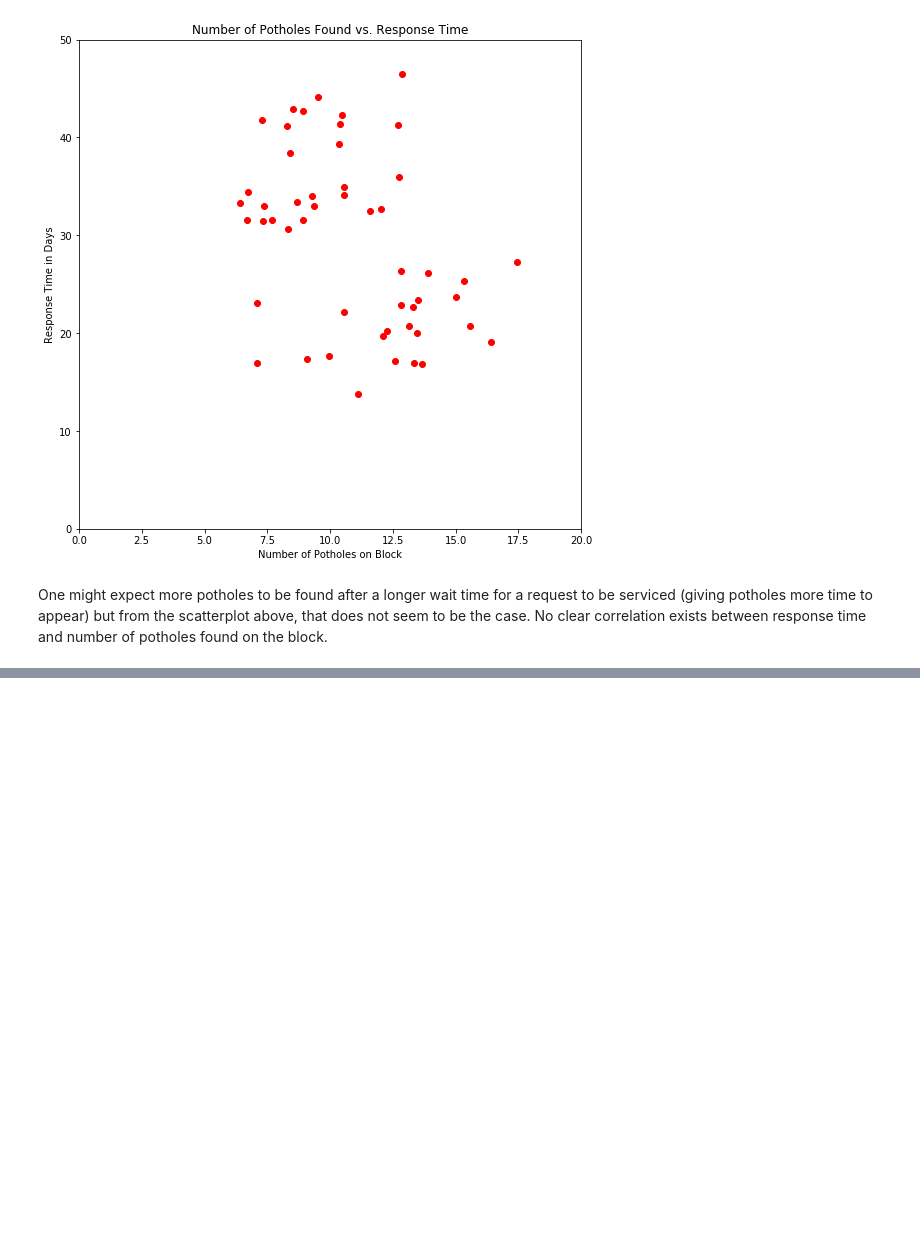
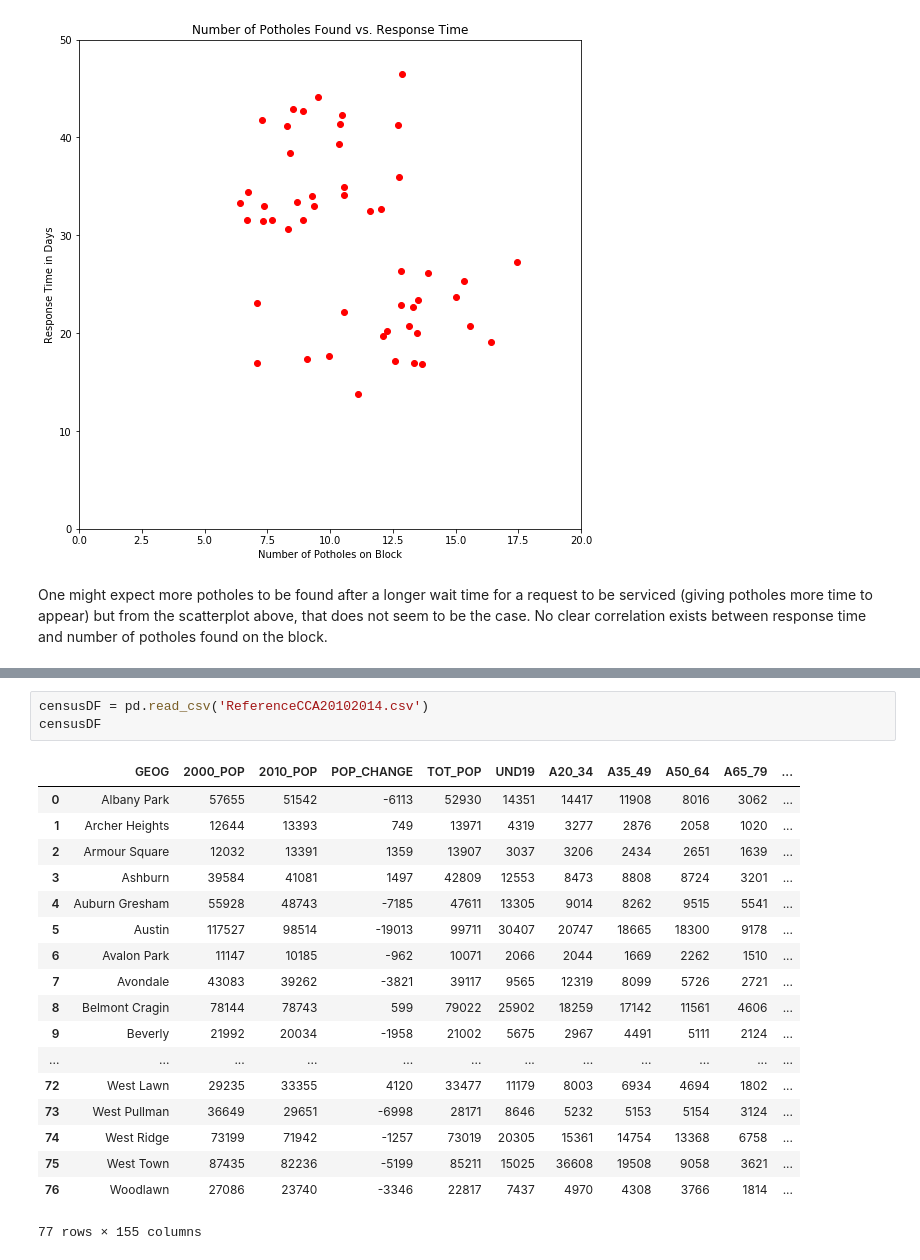
Before and after one commit to mdhanna/Chicago_Pothole_Analysis, a Jupyter notebook: Capstone1_Chicago_Pothole_Analysis.ipynb, the cells around one changed output, grey strips where cells are left out. Drawn from its saved outputs; the diff is of its cells as text; blank space fills up the shorter version.

```diff
--- a/Capstone1_Chicago_Pothole_Analysis.ipynb
+++ b/Capstone1_Chicago_Pothole_Analysis.ipynb
@@ -448,0 +434,22 @@ One might expect more potholes to be found after a longer wait time for a reques
+# %%
+censusDF = pd.read_csv('ReferenceCCA20102014.csv')
+censusDF
+# %% [output]
+|  | GEOG | 2000_POP | 2010_POP | POP_CHANGE | TOT_POP | UND19 | A20_34 | A35_49 | A50_64 | A65_79 | ... |
+| 0 | Albany Park | 57655 | 51542 | -6113 | 52930 | 14351 | 14417 | 11908 | 8016 | 3062 | ... |
+| 1 | Archer Heights | 12644 | 13393 | 749 | 13971 | 4319 | 3277 | 2876 | 2058 | 1020 | ... |
+| 2 | Armour Square | 12032 | 13391 | 1359 | 13907 | 3037 | 3206 | 2434 | 2651 | 1639 | ... |
+| 3 | Ashburn | 39584 | 41081 | 1497 | 42809 | 12553 | 8473 | 8808 | 8724 | 3201 | ... |
+| 4 | Auburn Gresham | 55928 | 48743 | -7185 | 47611 | 13305 | 9014 | 8262 | 9515 | 5541 | ... |
+| 5 | Austin | 117527 | 98514 | -19013 | 99711 | 30407 | 20747 | 18665 | 18300 | 9178 | ... |
+| 6 | Avalon Park | 11147 | 10185 | -962 | 10071 | 2066 | 2044 | 1669 | 2262 | 1510 | ... |
+| 7 | Avondale | 43083 | 39262 | -3821 | 39117 | 9565 | 12319 | 8099 | 5726 | 2721 | ... |
+| 8 | Belmont Cragin | 78144 | 78743 | 599 | 79022 | 25902 | 18259 | 17142 | 11561 | 4606 | ... |
+| 9 | Beverly | 21992 | 20034 | -1958 | 21002 | 5675 | 2967 | 4491 | 5111 | 2124 | ... |
+| ... | ... | ... | ... | ... | ... | ... | ... | ... | ... | ... | ... |
+| 72 | West Lawn | 29235 | 33355 | 4120 | 33477 | 11179 | 8003 | 6934 | 4694 | 1802 | ... |
+| 73 | West Pullman | 36649 | 29651 | -6998 | 28171 | 8646 | 5232 | 5153 | 5154 | 3124 | ... |
+| 74 | West Ridge | 73199 | 71942 | -1257 | 73019 | 20305 | 15361 | 14754 | 13368 | 6758 | ... |
+| 75 | West Town | 87435 | 82236 | -5199 | 85211 | 15025 | 36608 | 19508 | 9058 | 3621 | ... |
+| 76 | Woodlawn | 27086 | 23740 | -3346 | 22817 | 7437 | 4970 | 4308 | 3766 | 1814 | ... |
+77 rows × 155 columns
```
Also changed, not shown: parts of 16 cells of this notebook.
